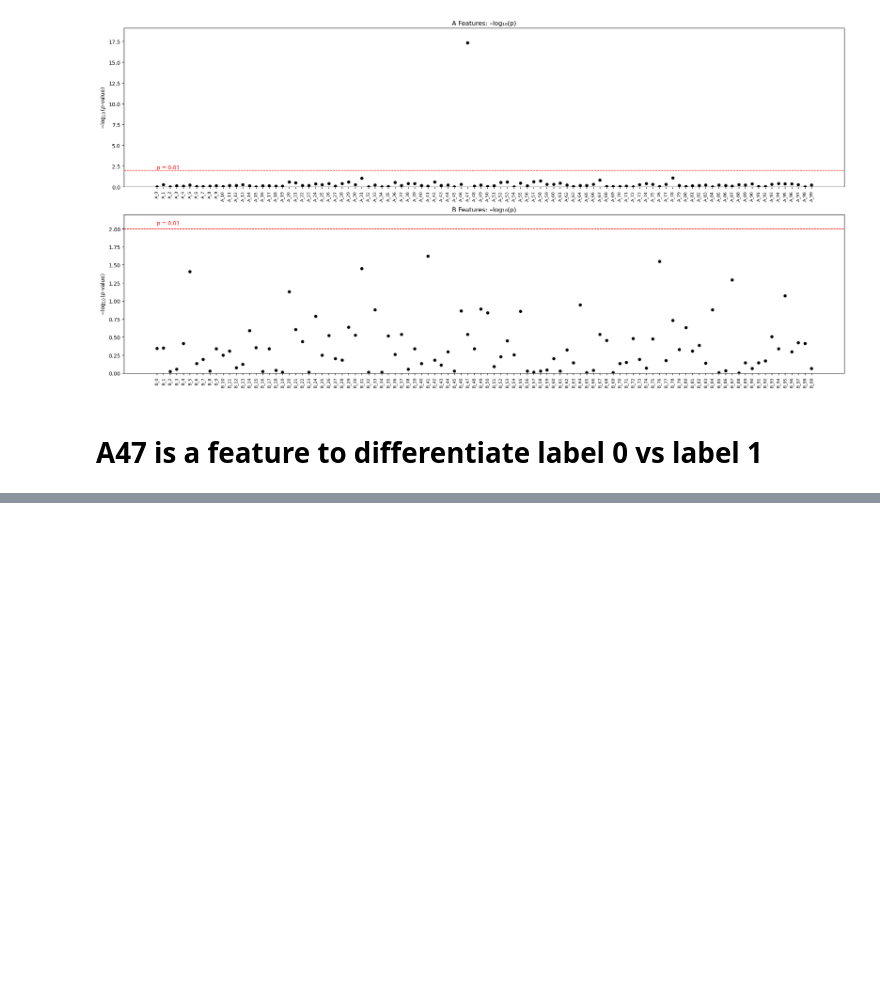
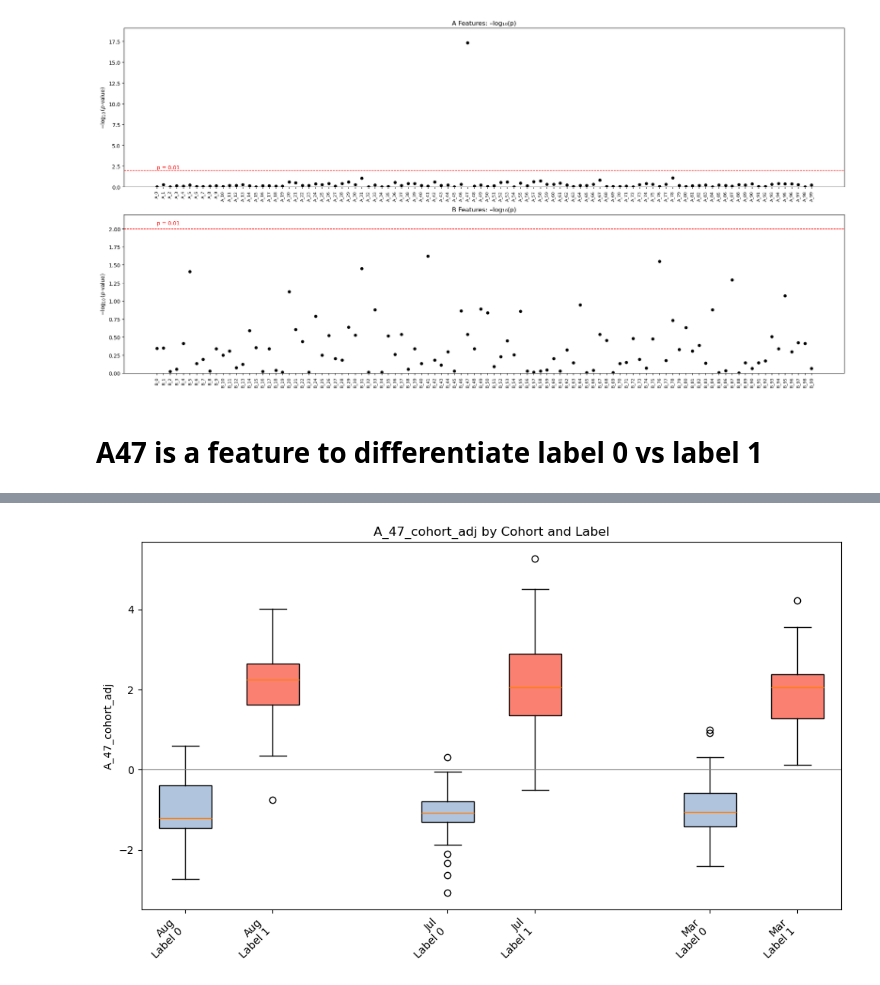
Before and after one commit to jmsung/bio-ml, a Jupyter notebook: methylation_biomarker/notebooks/methylation.ipynb, the cells around one changed output, grey strips where cells are left out. Saved outputs shown, nothing was run; the diff lists cells and outputs as text; code cells hidden in the pictures; blank space fills up the shorter version.

```diff
--- a/methylation_biomarker/notebooks/methylation.ipynb
+++ b/methylation_biomarker/notebooks/methylation.ipynb
@@ -726,0 +360,9 @@ plt.show()
+# %%
+# 2) Create an adjusted column
+select_feature_adj = select_feature + '_cohort_adj'
+df[select_feature_adj] = df.groupby('Cohort')[select_feature].transform(lambda x: x - x.mean())
+# %%
+fig, ax = plot_feature_by_cohort_label(df, select_feature_adj)
+plt.show()
+# %% [output]
+[figure, added]
```
Also changed, not shown: parts of 44 cells of this notebook.
